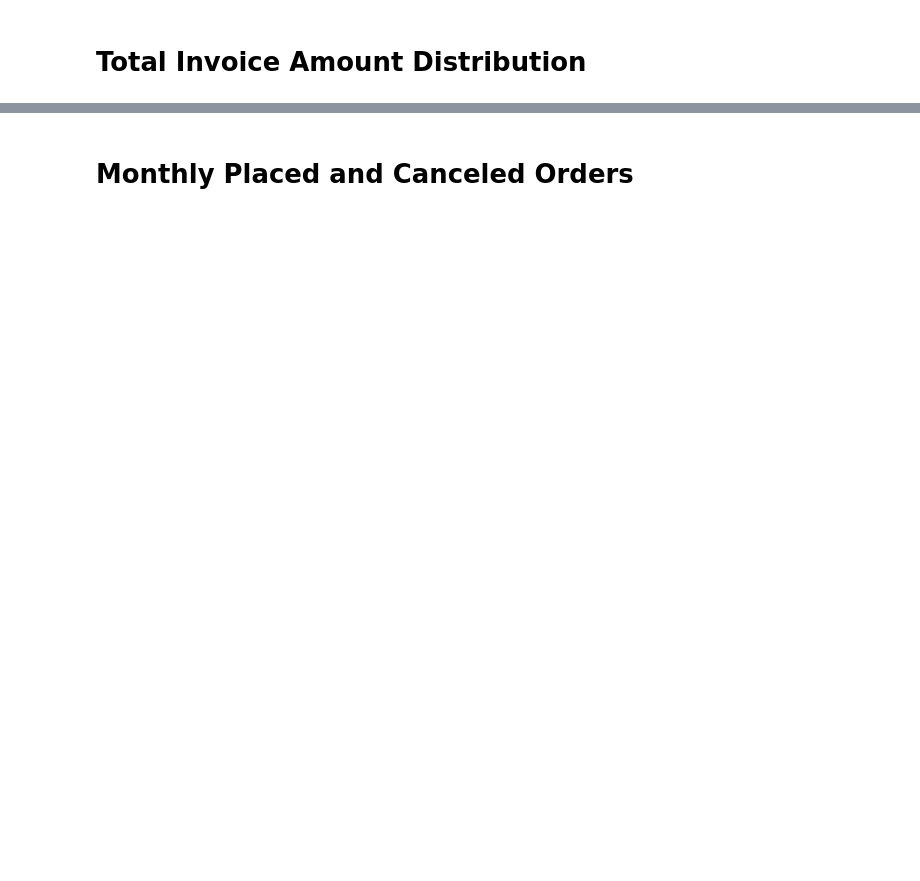
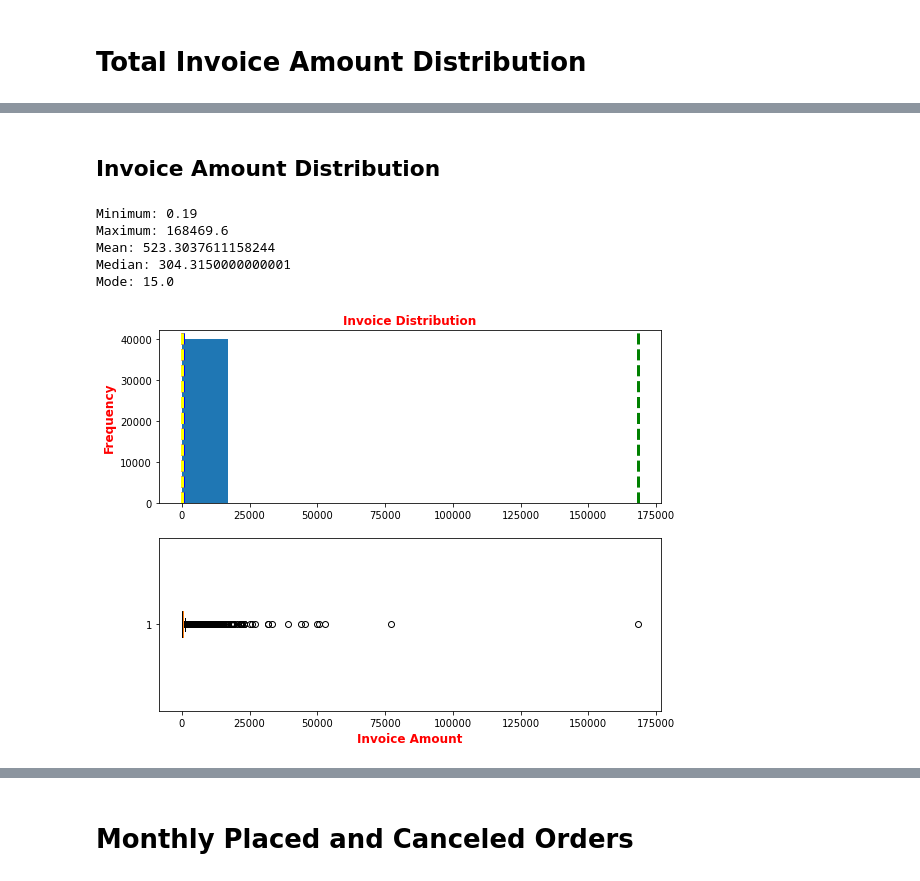
Before and after one commit to jarviscanada/jarvis_data_eng_HarikrishnaPillai, a Jupyter notebook: python_data_analytics/python_data_wrangling/retail_data_analytics_wrangling.ipynb, the cells around one changed output, grey strips where cells are left out. Drawn from its saved outputs; the diff is of its cells as text; code cells hidden in the pictures; blank space fills up the shorter version.

```diff
--- a/python_data_analytics/python_data_wrangling/retail_data_analytics_wrangling.ipynb
+++ b/python_data_analytics/python_data_wrangling/retail_data_analytics_wrangling.ipynb
@@ -72,0 +96,4 @@ AttributeError: 'function' object has no attribute 'head'
+# %%
+#convert the 'invoice_date' data type, and display the updated Dataframe.
+retail_df = retail_df.astype({"invoice_date":'datetime64'},copy=True)
+retail_df.info()
@@ -92,0 +120,5 @@ AttributeError: 'function' object has no attribute 'head'
+# %%
+invoice_amount_df = retail_df.copy()
+invoice_amount_df['invoice_amount'] = invoice_amount_df['quantity'] * invoice_amount_df['price']
+invoice_df = invoice_amount_df[['invoice', 'invoice_amount']][invoice_amount_df.invoice_amount > 0].groupby('invoice').sum('invoice_amount')
+invoice_df.head(10)
@@ -92,0 +138,41 @@ AttributeError: 'function' object has no attribute 'head'
+# %% [markdown]
+## Invoice Amount Distribution
+# %%
+
+def show_distribution(df):
+
+  min_inc= df.min()
+  max_inc = df.max()
+  mean_inc= df.mean()
+  median_inc= df.median()
+  mode_inc = df.mode()[0]
+  # Print the values
+  print('Minimum: {0} '.format(float(str(min_inc))))
+  print('Maximum: {0} '.format(float(str(max_inc))))
+  print('Mean: {0} '. format(float(str(mean_inc))))
+  print('Median: {0} '. format(float(str(median_inc))))
+  print('Mode: {0}'.format(str(mode_inc)))
+  # Create a figure and plot a histogram
+  fig, ax = plt.subplots(2, 1, figsize = (9,7))
+  ax[0].set_title("Invoice Distribution",fontsize =12 ,fontweight ='bold',color ="red")
+  ax[0].hist(df)
+  ax[0].set_ylabel("Frequency",fontsize =12 ,fontweight ='bold',color ="red")
+  ax[1].set_xlabel("Invoice Amount",fontsize =12 ,fontweight ='bold',color ="red")
+  ax[1].boxplot(df, vert=False)
+
+  ax[0].axvline(x=min_inc, color = "red", linestyle = "--", linewidth = 3)
+  ax[0].axvline(x=mean_inc, color = "grey", linestyle = "--", linewidth = 3)
+  ax[0].axvline(x=median_inc, color = "blue", linestyle = "--", linewidth = 3)
+  ax[0].axvline(x=mode_inc, color = "yellow", linestyle = "--", linewidth = 3)
+  ax[0].axvline(x=max_inc, color ="green", linestyle = "--", linewidth = 3)
+ # Show the figure
+  fig.show()
+# %%
+show_distribution(invoice_df.invoice_amount)
+# %% [output]
+Minimum: 0.19
+Maximum: 168469.6
+Mean: 523.3037611158244
+Median: 304.3150000000001
+Mode: 15.0
+[figure, added]
```
Also changed, not shown: parts of 29 cells of this notebook, 2 other files.
